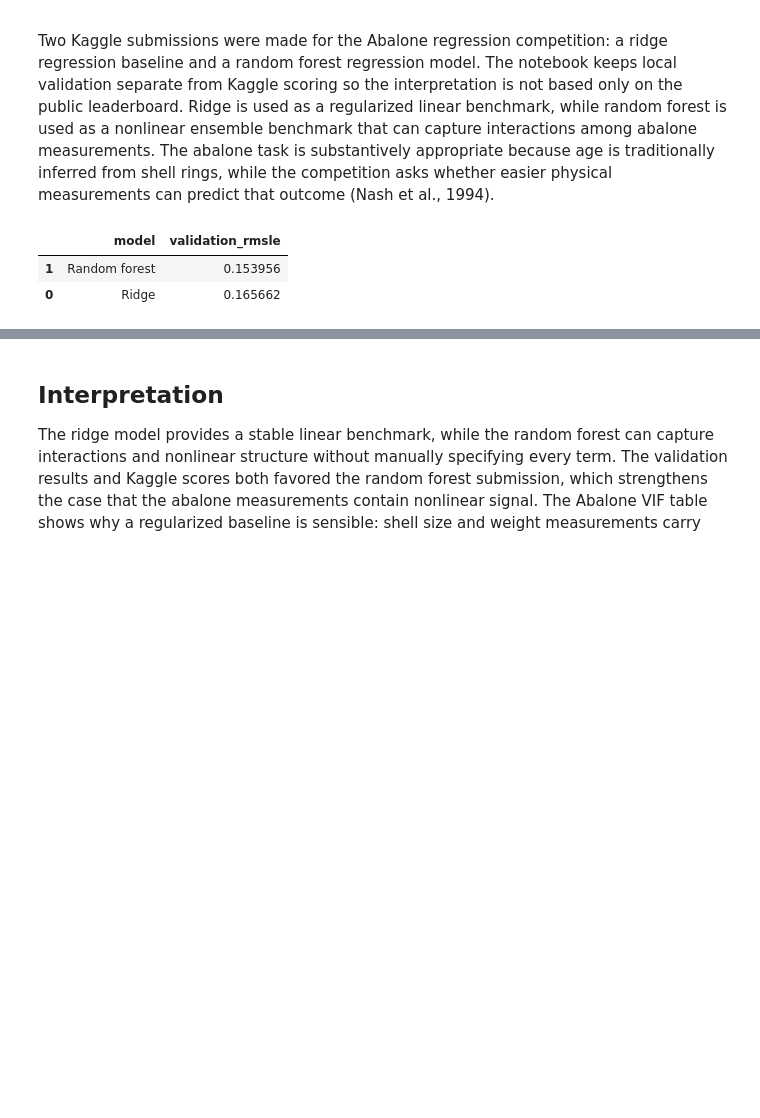
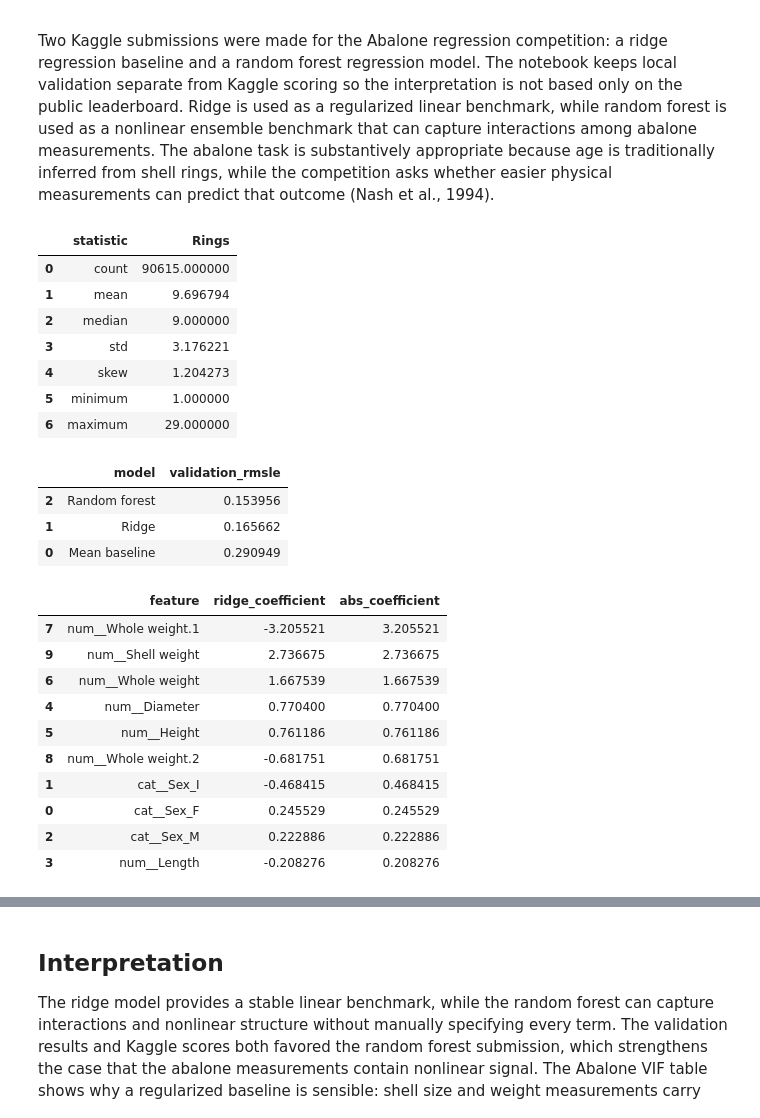
Before and after one commit to maldo81/dds-8555-predictive-analysis, a Jupyter notebook: Week 2/Assignment 2/MaldonadoJDDS8555-2.ipynb, the cells around one changed output, grey strips where cells are left out. Saved outputs shown, nothing was run; the diff lists cells and outputs as text; code cells hidden in the pictures; blank space fills up the shorter version.

```diff
--- a/Week 2/Assignment 2/MaldonadoJDDS8555-2.ipynb
+++ b/Week 2/Assignment 2/MaldonadoJDDS8555-2.ipynb
@@ -185,34 +222,106 @@ Two Kaggle submissions were made for the Abalone regression competition: a ridge
 # %%
 from sklearn.compose import ColumnTransformer
 from sklearn.ensemble import RandomForestRegressor
 from sklearn.linear_model import Ridge
 from sklearn.metrics import mean_squared_log_error
 from sklearn.model_selection import train_test_split
 from sklearn.pipeline import Pipeline
 from sklearn.preprocessing import OneHotEncoder, StandardScaler
+from sklearn.base import clone
 
 abalone = pd.read_csv(KAGGLE / "playground-series-s4e4" / "train.csv")
 X = abalone.drop(columns=["Rings"])
 y = abalone["Rings"]
 cat = ["Sex"]
 num = [c for c in X.columns if c not in cat + ["id"]]
 pre = ColumnTransformer([
     ("cat", OneHotEncoder(handle_unknown="ignore"), cat),
     ("num", StandardScaler(), num),
 ], remainder="drop")
 X_train, X_valid, y_train, y_valid = train_test_split(X, y, test_size=.2, random_state=RANDOM_STATE)
+display(pd.DataFrame({
+    "statistic": ["count", "mean", "median", "std", "skew", "minimum", "maximum"],
+    "Rings": [y.count(), y.mean(), y.median(), y.std(), y.skew(), y.min(), y.max()],
+}))
+
+fig, ax = plt.subplots(figsize=(6, 4))
+sns.histplot(y, bins=30, kde=True, ax=ax)
+ax.set_title("Distribution of Abalone Rings")
+ax.set_xlabel("Rings")
+plt.tight_layout()
+
 models = {
     "Ridge": Pipeline([("pre", pre), ("model", Ridge(alpha=10.0))]),
     "Random forest": Pipeline([("pre", pre), ("model", RandomForestRegressor(n_estimators=120, min_samples_leaf=3, random_state=RANDOM_STATE, n_jobs=-1))]),
 }
-rows = []
+baseline_pred = np.repeat(y_train.mean(), len(y_valid))
+rows = [{"model": "Mean baseline", "validation_rmsle": np.sqrt(mean_squared_log_error(y_valid, baseline_pred))}]
 for name, model in models.items():
     model.fit(X_train, y_train)
     pred = np.maximum(model.predict(X_valid), 1)
     rows.append({"model": name, "validation_rmsle": np.sqrt(mean_squared_log_error(y_valid, pred))})
 validation_results = pd.DataFrame(rows).sort_values("validation_rmsle")
 display(validation_results)
+
+feature_names = models["Ridge"].named_steps["pre"].get_feature_names_out()
+ridge_weights = pd.DataFrame({
+    "feature": feature_names,
+    "ridge_coefficient": models["Ridge"].named_steps["model"].coef_,
+})
+ridge_weights["abs_coefficient"] = ridge_weights["ridge_coefficient"].abs()
+display(ridge_weights.sort_values("abs_coefficient", ascending=False).head(10))
+
+rf_importance = pd.DataFrame({
+    "feature": feature_names,
+    "importance": models["Random forest"].named_steps["model"].feature_importances_,
+}).sort_values("importance", ascending=False)
+display(rf_importance.head(10))
+
+test = pd.read_csv(KAGGLE / "playground-series-s4e4" / "test.csv")
+submission_rows = []
+for name, model, filename in [
+    ("Ridge", models["Ridge"], "A2_ridge_playground_series_s4e4.csv"),
+    ("Random forest", models["Random forest"], "A2_random_forest_playground_series_s4e4.csv"),
+]:
+    full_model = clone(model).fit(X, y)
+    submission = pd.DataFrame({
+        "id": test["id"],
+        "Rings": np.maximum(full_model.predict(test), 1),
+    })
+    path = SUBMISSIONS / filename
+    existing = pd.read_csv(path)
+    submission_rows.append({
+        "model": name,
+        "submission_file": filename,
+        "generated_rows": len(submission),
+        "generated_columns": ", ".join(submission.columns),
+        "submitted_file_exists": path.exists(),
+        "submitted_rows": len(existing),
+        "submitted_columns": ", ".join(existing.columns),
+        "ready_to_write_with_to_csv": True,
+    })
+display(pd.DataFrame(submission_rows))
 # %% [output]
-|  | model | validation_rmsle |
-| 1 | Random forest | 0.153956 |
-| 0 | Ridge | 0.165662 |
+|  | statistic | Rings |
+| 0 | count | 90615.000000 |
+| 1 | mean | 9.696794 |
+| 2 | median | 9.000000 |
+| 3 | std | 3.176221 |
+| 4 | skew | 1.204273 |
+| 5 | minimum | 1.000000 |
+| 6 | maximum | 29.000000 |
+|  | model | validation_rmsle |
+| 2 | Random forest | 0.153956 |
+| 1 | Ridge | 0.165662 |
+| 0 | Mean baseline | 0.290949 |
+|  | feature | ridge_coefficient | abs_coefficient |
+| 7 | num__Whole weight.1 | -3.205521 | 3.205521 |
+| 9 | num__Shell weight | 2.736675 | 2.736675 |
+| 6 | num__Whole weight | 1.667539 | 1.667539 |
+| 4 | num__Diameter | 0.770400 | 0.770400 |
+| 5 | num__Height | 0.761186 | 0.761186 |
+| 8 | num__Whole weight.2 | -0.681751 | 0.681751 |
+| 1 | cat__Sex_I | -0.468415 | 0.468415 |
+| 0 | cat__Sex_F | 0.245529 | 0.245529 |
+| 2 | cat__Sex_M | 0.222886 | 0.222886 |
+| 3 | num__Length | -0.208276 | 0.208276 |
```
Also changed, not shown: parts of 7 cells of this notebook, 1 other file.
